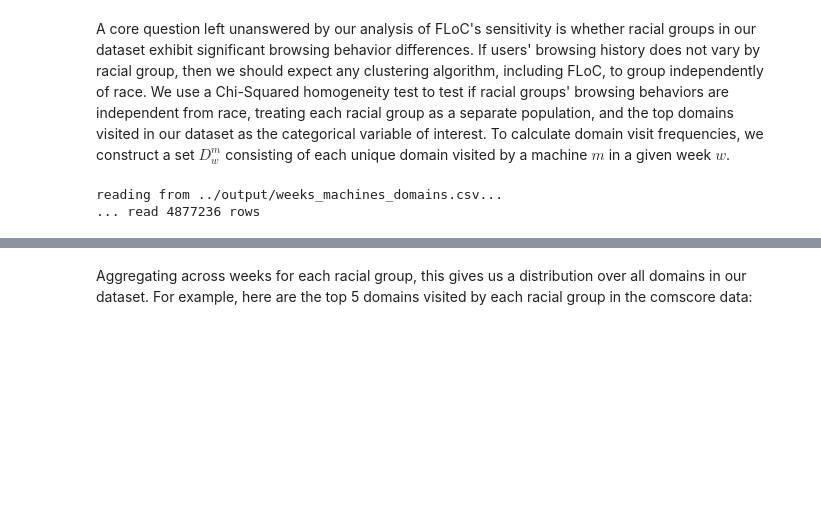
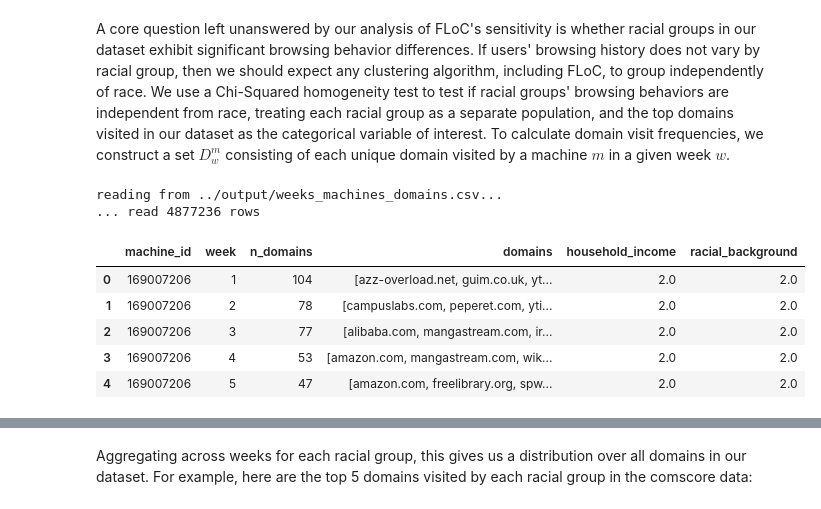
Before and after one commit to aberke/floc-analysis, a Jupyter notebook: notebooks/sensitivity-by-race-by-domain-visit-frequency.ipynb, the cells around one changed output, grey strips where cells are left out. Drawn from its saved outputs; the diff is of its cells as text; code cells hidden in the pictures; blank space fills up the shorter version.

```diff
--- a/notebooks/sensitivity-by-race-by-domain-visit-frequency.ipynb
+++ b/notebooks/sensitivity-by-race-by-domain-visit-frequency.ipynb
@@ -116,0 +83,9 @@ all_distribution = (race_distributions
+# %%
+df.head()
+# %% [output]
+|  | machine_id | week | n_domains | domains | household_income | racial_background |
+| 0 | 169007206 | 1 | 104 | [azz-overload.net, guim.co.uk, yt... | 2.0 | 2.0 |
+| 1 | 169007206 | 2 | 78 | [campuslabs.com, peperet.com, yti... | 2.0 | 2.0 |
+| 2 | 169007206 | 3 | 77 | [alibaba.com, mangastream.com, ir... | 2.0 | 2.0 |
+| 3 | 169007206 | 4 | 53 | [amazon.com, mangastream.com, wik... | 2.0 | 2.0 |
+| 4 | 169007206 | 5 | 47 | [amazon.com, freelibrary.org, spw... | 2.0 | 2.0 |
```
Also changed, not shown: parts of 13 cells of this notebook.
